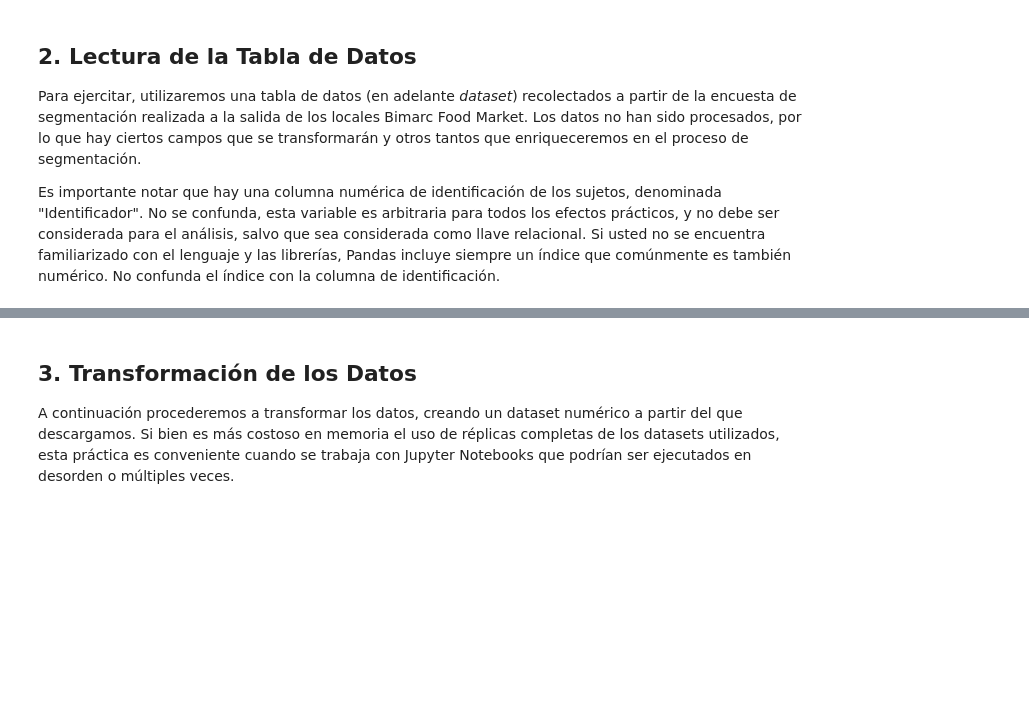
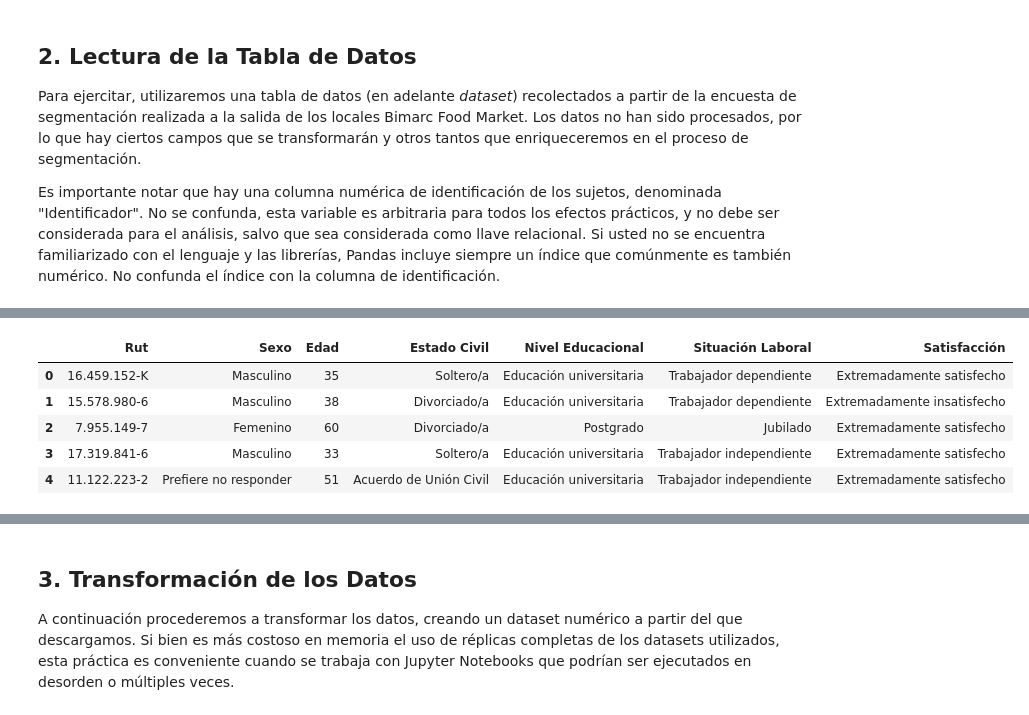
Before and after one commit to diegovalarq/Marketing-Segmentation, a Jupyter notebook: Notebook-Marketing-Segmentation.ipynb, the cells around one changed output, grey strips where cells are left out. Saved outputs shown, nothing was run; the diff lists cells and outputs as text; code cells hidden in the pictures; blank space fills up the shorter version.

Commit message:
small update: dataset pre-processing

```diff
--- a/Notebook-Marketing-Segmentation.ipynb
+++ b/Notebook-Marketing-Segmentation.ipynb
@@ -39,0 +27,7 @@ dataset.tail(5)
+# %%
+#Importing the prospects dataset using pandas
+file_path = f'dataset_clustering_propuesto.xlsx'
+dataset = pd.read_excel(file_path, sheet_name=None)
+# %%
+dataset['atributos_propuesto'].dropna(how='all', axis=1, inplace=True)
+dataset['atributos_propuesto'].head()
@@ -39,0 +41,9 @@ dataset.tail(5)
+# %%
+dataset['encuesta_propuesto'].head()
+# %% [output]
+|  | Rut | Sexo | Edad | Estado Civil | Nivel Educacional | Situación Laboral | Satisfacción |
+| 0 | 16.459.152-K | Masculino | 35 | Soltero/a | Educación universitaria | Trabajador dependiente | Extremadamente satisfecho |
+| 1 | 15.578.980-6 | Masculino | 38 | Divorciado/a | Educación universitaria | Trabajador dependiente | Extremadamente insatisfecho |
+| 2 | 7.955.149-7 | Femenino | 60 | Divorciado/a | Postgrado | Jubilado | Extremadamente satisfecho |
+| 3 | 17.319.841-6 | Masculino | 33 | Soltero/a | Educación universitaria | Trabajador independiente | Extremadamente satisfecho |
+| 4 | 11.122.223-2 | Prefiere no responder | 51 | Acuerdo de Unión Civil | Educación universitaria | Trabajador independiente | Extremadamente satisfecho |
```
Also changed, not shown: parts of 5 cells of this notebook.
